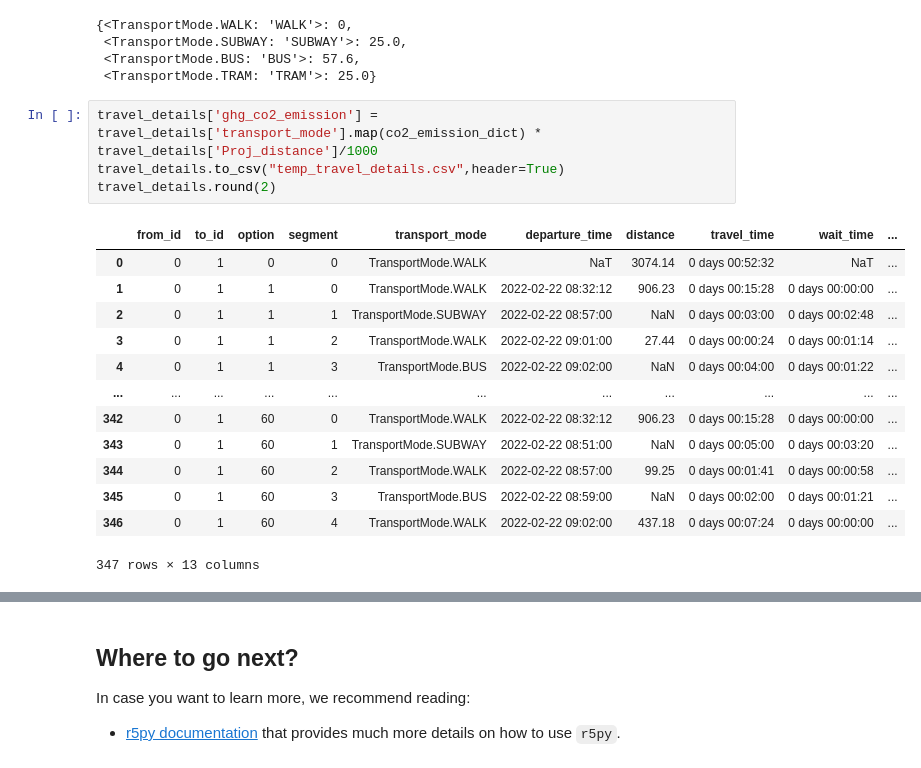
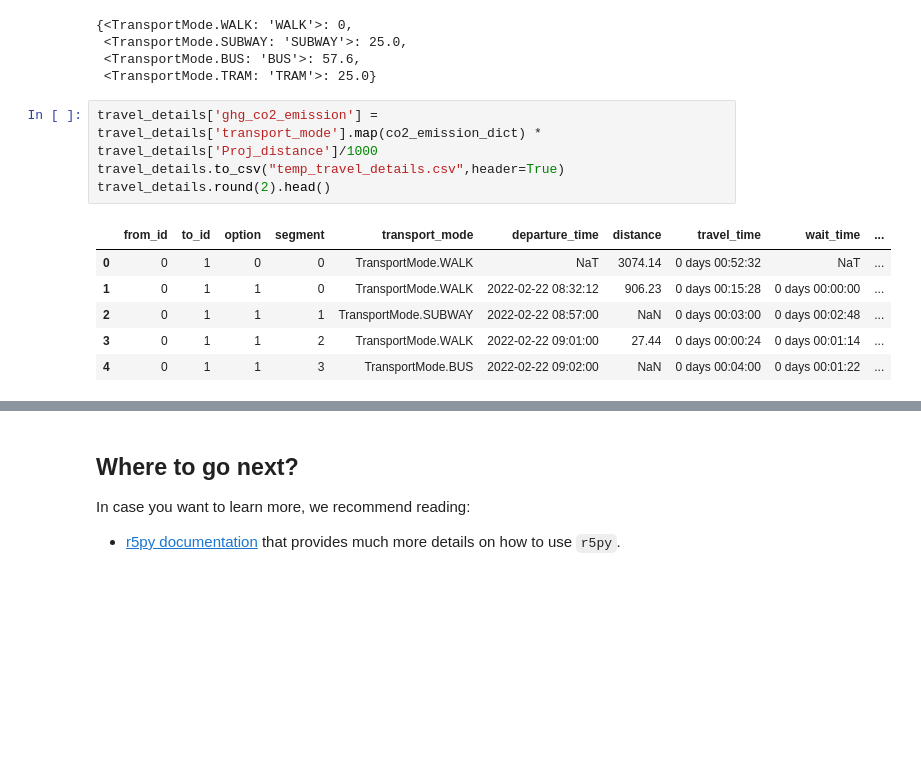
Before and after one commit to AaltoGIS/Mobile-Tartu-2024, a Jupyter notebook: source/notebooks/T2_calculating-travel-time-matrices_and_GHG_factors.ipynb, the cells around one changed output, grey strips where cells are left out. Cells and saved outputs as stored; diff of their text form; blank space fills up the shorter version.

```diff
--- a/source/notebooks/T2_calculating-travel-time-matrices_and_GHG_factors.ipynb
+++ b/source/notebooks/T2_calculating-travel-time-matrices_and_GHG_factors.ipynb
@@ -476,18 +520,11 @@ TransportMode.TRAM
 # %%
 travel_details['ghg_co2_emission'] = travel_details['transport_mode'].map(co2_emission_dict) * travel_details['Proj_distance']/1000
 travel_details.to_csv("temp_travel_details.csv",header=True)
-travel_details.round(2)
+travel_details.round(2).head()
 # %% [output]
 |  | from_id | to_id | option | segment | transport_mode | departure_time | distance | travel_time | wait_time | ... |
 | 0 | 0 | 1 | 0 | 0 | TransportMode.WALK | NaT | 3074.14 | 0 days 00:52:32 | NaT | ... |
 | 1 | 0 | 1 | 1 | 0 | TransportMode.WALK | 2022-02-22 08:32:12 | 906.23 | 0 days 00:15:28 | 0 days 00:00:00 | ... |
 | 2 | 0 | 1 | 1 | 1 | TransportMode.SUBWAY | 2022-02-22 08:57:00 | NaN | 0 days 00:03:00 | 0 days 00:02:48 | ... |
 | 3 | 0 | 1 | 1 | 2 | TransportMode.WALK | 2022-02-22 09:01:00 | 27.44 | 0 days 00:00:24 | 0 days 00:01:14 | ... |
 | 4 | 0 | 1 | 1 | 3 | TransportMode.BUS | 2022-02-22 09:02:00 | NaN | 0 days 00:04:00 | 0 days 00:01:22 | ... |
-| ... | ... | ... | ... | ... | ... | ... | ... | ... | ... | ... |
-| 342 | 0 | 1 | 60 | 0 | TransportMode.WALK | 2022-02-22 08:32:12 | 906.23 | 0 days 00:15:28 | 0 days 00:00:00 | ... |
-| 343 | 0 | 1 | 60 | 1 | TransportMode.SUBWAY | 2022-02-22 08:51:00 | NaN | 0 days 00:05:00 | 0 days 00:03:20 | ... |
-| 344 | 0 | 1 | 60 | 2 | TransportMode.WALK | 2022-02-22 08:57:00 | 99.25 | 0 days 00:01:41 | 0 days 00:00:58 | ... |
-| 345 | 0 | 1 | 60 | 3 | TransportMode.BUS | 2022-02-22 08:59:00 | NaN | 0 days 00:02:00 | 0 days 00:01:21 | ... |
-| 346 | 0 | 1 | 60 | 4 | TransportMode.WALK | 2022-02-22 09:02:00 | 437.18 | 0 days 00:07:24 | 0 days 00:00:00 | ... |
-347 rows × 13 columns
```
Also changed, not shown: parts of 27 cells of this notebook, 30 other files.
